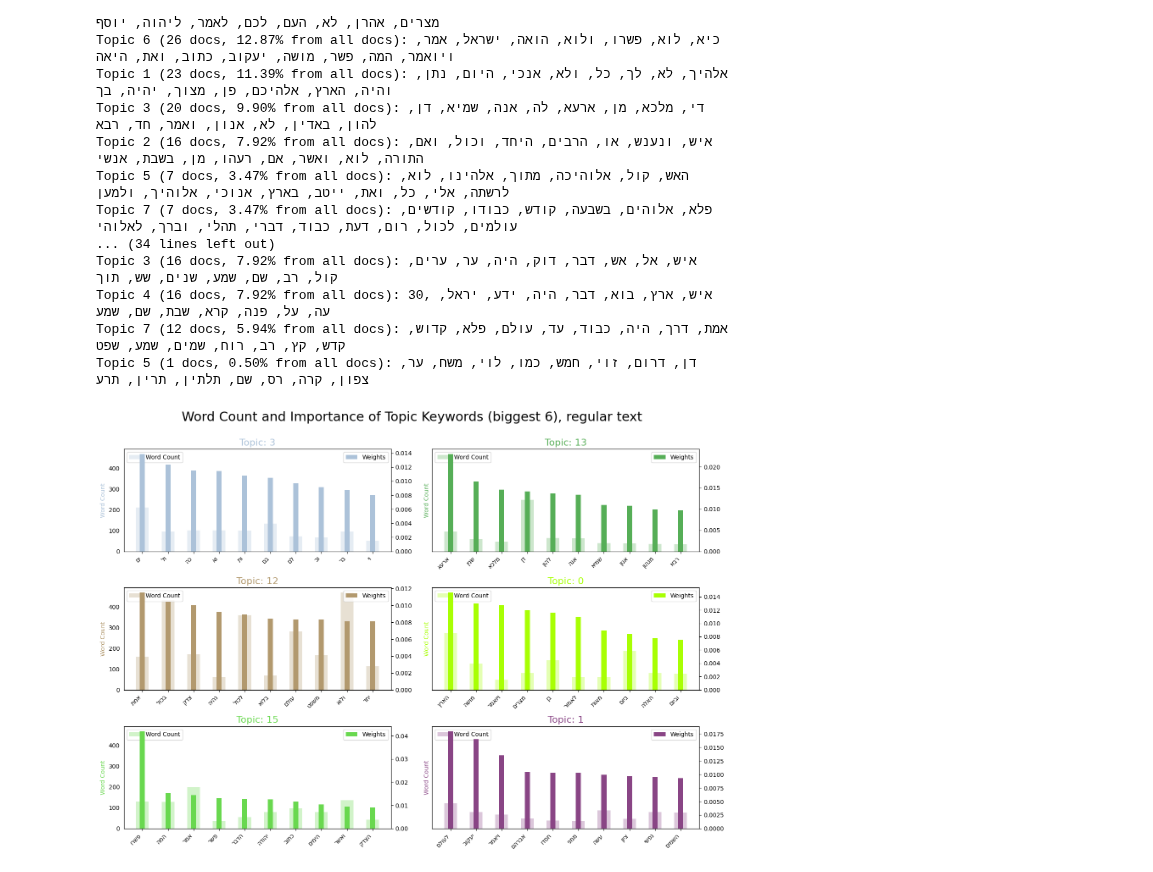
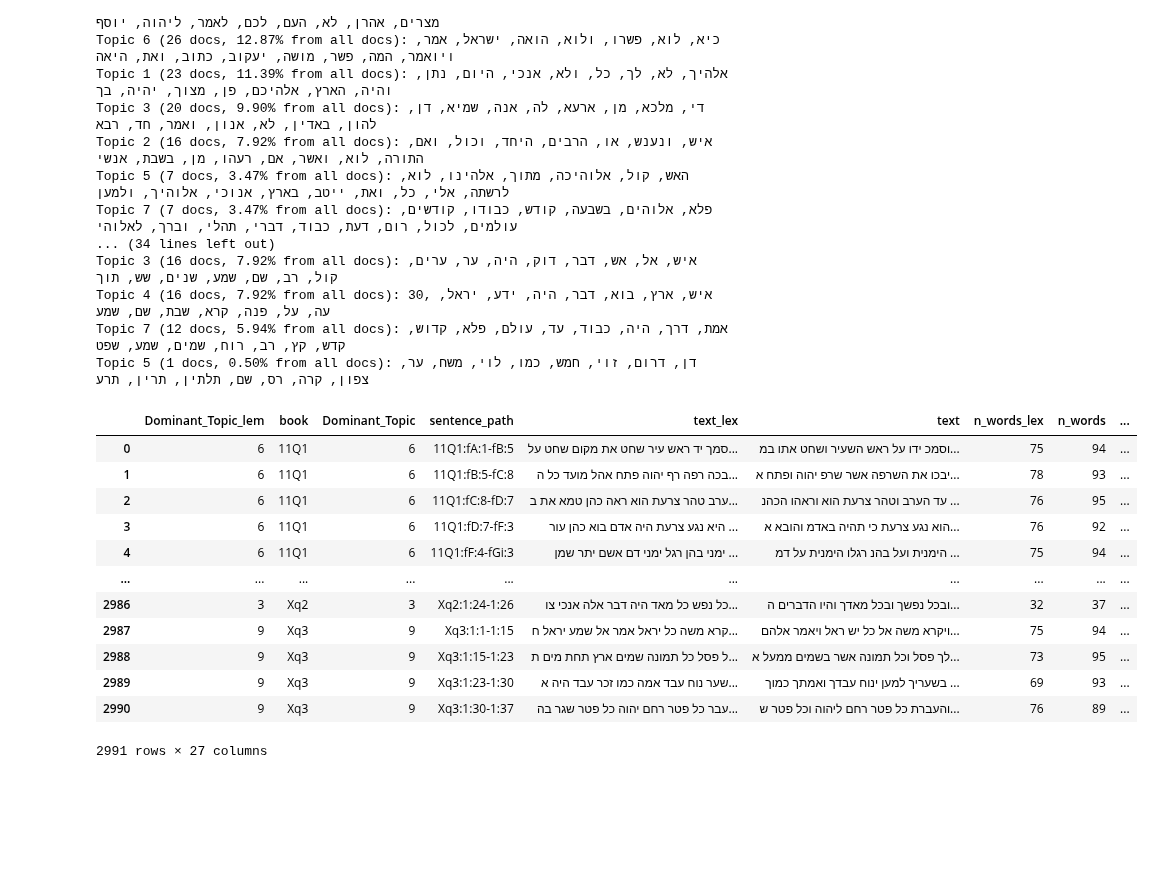
Before and after one commit to yonatanlou/QumranNLP, a Jupyter notebook: notebooks/2.0-topicModeling.ipynb, the cells around one changed output. Saved outputs shown, nothing was run; the diff lists cells and outputs as text; code cells hidden in the pictures; blank space fills up the shorter version.

Commit message:
init topic modeling

```diff
--- a/notebooks/2.0-topicModeling.ipynb
+++ b/notebooks/2.0-topicModeling.ipynb
@@ -28,7 +28,7 @@ TODO:
 # %%
 
 
-DATA_PATH = "data/filtered_text_and_starr_features_22_05_2024.csv"
+DATA_PATH = f"{BASE_DIR}/notebooks/data/filtered_text_and_starr_features_100_words_22_05_2024.csv"
 df = pd.read_csv(DATA_PATH)
 df_grouped = df.groupby("book")["text"].apply(' '.join).reset_index()
 book_info = df[["book", "composition", "section", "text_lex"]].drop_duplicates()
@@ -225,11 +182,0 @@ produce_figure(errors)
-# %%
-# Fit final NMF model with the optimal number of topics
-model = NMF(n_components=10, init='random', random_state=0, max_iter=4500)
-W_final = final_model.fit_transform(X)
-H_final = final_model.components_
-
-# Display the top words in each topic
-feature_names = vectorizer.get_feature_names_out()
-for topic_idx, topic in enumerate(H_final):
-    print(f"Topic #{topic_idx}:")
-    print(" ".join([feature_names[i] for i in topic.argsort()[:-25 - 1:-1]]))
@@ -602,8 +322,23 @@ Topic 4 (16 docs, 7.92% from all docs): 30, איש, ארץ, בוא, דבר, הי
 Topic 7 (12 docs, 5.94% from all docs): אמת, דרך, היה, כבוד, עד, עולם, פלא, קדוש, קדש, קץ, רב, רוח, שמים, שמע, שפט
 Topic 5 (1 docs, 0.50% from all docs): דן, דרום, זוי, חמש, כמו, לוי, משח, ער, צפון, קרה, רס, שם, תלתין, תרין, תרע
 # %%
-df_by_book = pd.read_csv('data/full_data_nonbib_01_05_24.csv')
-df_by_book = pd.merge(df_dominant_topic_tp[["Dominant_Topic", "book"]], df_by_book, on="book")
-df_by_book = pd.merge(
-    df_dominant_topic_tp_lem[["Dominant_Topic", "book"]].rename(columns={"Dominant_Topic": "Dominant_Topic_lem"}),
-    df_by_book, on="book")
+df = pd.read_csv(DATA_PATH)
+df = pd.merge(df_dominant_topic_lda[["Dominant_Topic", "book"]], df, on="book")
+df = pd.merge(
+    df_dominant_topic_lda[["Dominant_Topic", "book"]].rename(columns={"Dominant_Topic": "Dominant_Topic_lem"}),
+    df, on="book")
+df
+# %% [output]
+|  | Dominant_Topic_lem | book | Dominant_Topic | sentence_path | text_lex | text | n_words_lex | n_words | ... |
+| 0 | 6 | 11Q1 | 6 | 11Q1:fA:1-fB:5 | סמך יד ראש עיר שחט את מקום שחט על... | וסמכ ידו על ראש השעיר ושחט אתו במ... | 75 | 94 | ... |
+| 1 | 6 | 11Q1 | 6 | 11Q1:fB:5-fC:8 | בכה רפה רף יהוה פתח אהל מועד כל ה... | יבכו את השרפה אשר שרפ יהוה ופתח א... | 78 | 93 | ... |
+| 2 | 6 | 11Q1 | 6 | 11Q1:fC:8-fD:7 | ערב טהר צרעת הוא ראה כהן טמא את ב... | עד הערב וטהר צרעת הוא וראהו הכהנ ... | 76 | 95 | ... |
+| 3 | 6 | 11Q1 | 6 | 11Q1:fD:7-fF:3 | היא נגע צרעת היה אדם בוא כהן עור ... | הוא נגע צרעת כי תהיה באדמ והובא א... | 76 | 92 | ... |
+| 4 | 6 | 11Q1 | 6 | 11Q1:fF:4-fGi:3 | ימני בהן רגל ימני דם אשם יתר שמן ... | הימנית ועל בהנ רגלו הימנית על דמ ... | 75 | 94 | ... |
+| ... | ... | ... | ... | ... | ... | ... | ... | ... | ... |
+| 2986 | 3 | Xq2 | 3 | Xq2:1:24-1:26 | כל נפש כל מאד היה דבר אלה אנכי צו... | ובכל נפשך ובכל מאדך והיו הדברים ה... | 32 | 37 | ... |
+| 2987 | 9 | Xq3 | 9 | Xq3:1:1-1:15 | קרא משה כל יראל אמר אל שמע יראל ח... | ויקרא משה אל כל יש ראל ויאמר אלהם... | 75 | 94 | ... |
+| 2988 | 9 | Xq3 | 9 | Xq3:1:15-1:23 | ל פסל כל תמונה שמים ארץ תחת מים ת... | לך פסל וכל תמונה אשר בשמים ממעל א... | 73 | 95 | ... |
+| 2989 | 9 | Xq3 | 9 | Xq3:1:23-1:30 | שער נוח עבד אמה כמו זכר עבד היה א... | בשעריך למען ינוח עבדך ואמתך כמוך ... | 69 | 93 | ... |
+| 2990 | 9 | Xq3 | 9 | Xq3:1:30-1:37 | עבר כל פטר רחם יהוה כל פטר שגר בה... | והעברת כל פטר רחם ליהוה וכל פטר ש... | 76 | 89 | ... |
+2991 rows × 27 columns
@@ -655,8 +344,0 @@ def generate_word_dist_plot(model, texts, model_type, num_words_per_topic, bigge
-# %%
-topics_to_show = 6
-biggest_topics = df_dominant_topic_tp.groupby("Dominant_Topic")["Document_No"].count().sort_values(ascending=False)[
-                 :topics_to_show].index.to_list()
-generate_word_dist_plot(model_tp, texts, "tomotopy", 10, biggest_topics, topics_to_show,
-                        f'Word Count and Importance of Topic Keywords (biggest {topics_to_show}), regular text')
-# %% [output]
-[figure, removed]
```
Also changed, not shown: parts of 20 cells of this notebook.
